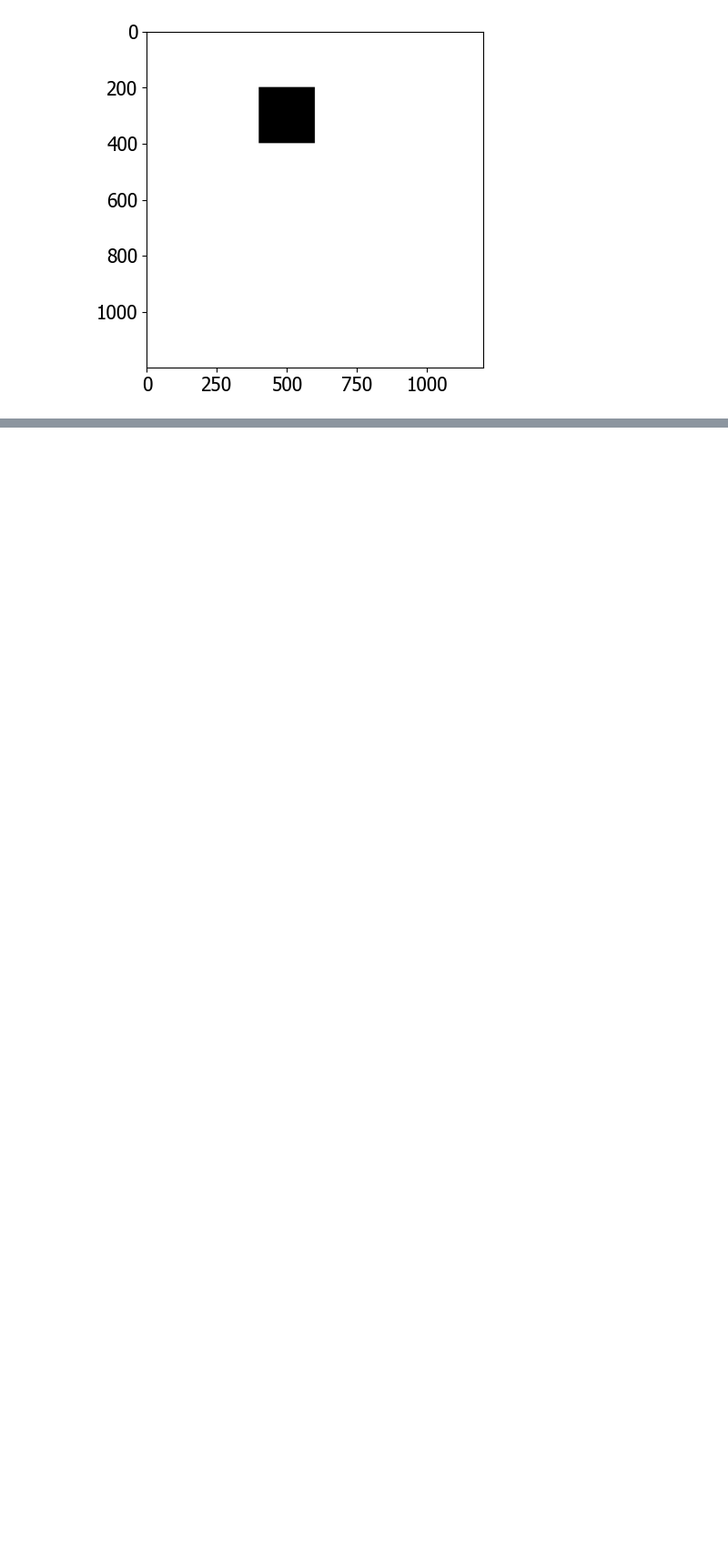
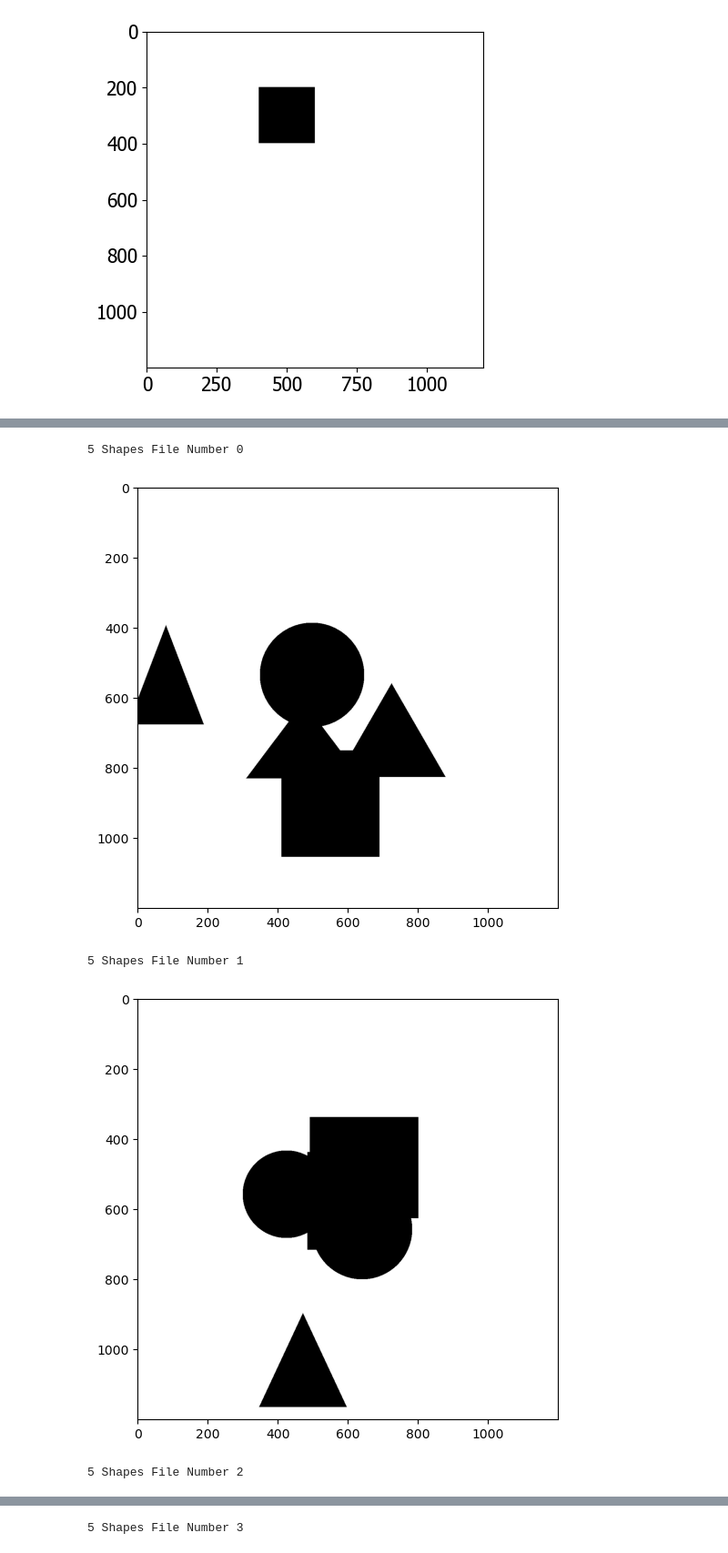
Before and after one commit to kashifansaricodes/Dynamic-Deep-RRT-Star, a Jupyter notebook: DeepRRT.ipynb, the cells around one changed output, grey strips where cells are left out. Shown at 91% size. Cells and saved outputs as stored; diff of their text form; code cells hidden in the pictures; blank space fills up the shorter version.

```diff
--- a/DeepRRT.ipynb
+++ b/DeepRRT.ipynb
@@ -102,0 +150,46 @@ visualize_map(map_array)
+# %%
+import csv
+import matplotlib.pyplot as plt
+
+def show_shapes(csv_file):
+    iteration = 0
+    with open(csv_file, mode='r') as file:
+        csv_reader = csv.reader(file, delimiter=',')  # Assuming comma as delimiter
+        next(csv_reader)  # Skip header row
+        shape_count = 0
+        shapes = []
+        for row in csv_reader:
+            shape_type = row[0]
+            params = tuple(map(int, row[1:]))  # Convert parameters to integers
+            shapes.append((shape_type,) + params)
+            shape_count += 1
+            if shape_count == 5:
+                # Print the set of 5 shapes
+                print("5 Shapes File Number", iteration)
+                map_array = create_map(width, height, shapes)
+                plt.figure(figsize=(6, 6))
+                plt.imshow(map_array, cmap='gray')
+                plt.show()
+                iteration +=1
+                # for shape in shapes:
+                #     print(shape)
+                print()
+                shapes = []  # Reset shapes for the next set of rows
+                shape_count = 0
+
+
+# Define map dimensions
+width = 1200
+height = 1200
+
+# Define input CSV file
+csv_file = "shapes.csv"
+
+# Write sets of 5 shapes to console
+show_shapes(csv_file)
+# %% [output]
+5 Shapes File Number 0
+[figure, added]
+5 Shapes File Number 1
+[figure, added]
+5 Shapes File Number 2
@@ -102,0 +197 @@ visualize_map(map_array)
+5 Shapes File Number 3
```
Also changed, not shown: parts of 11 cells of this notebook.
